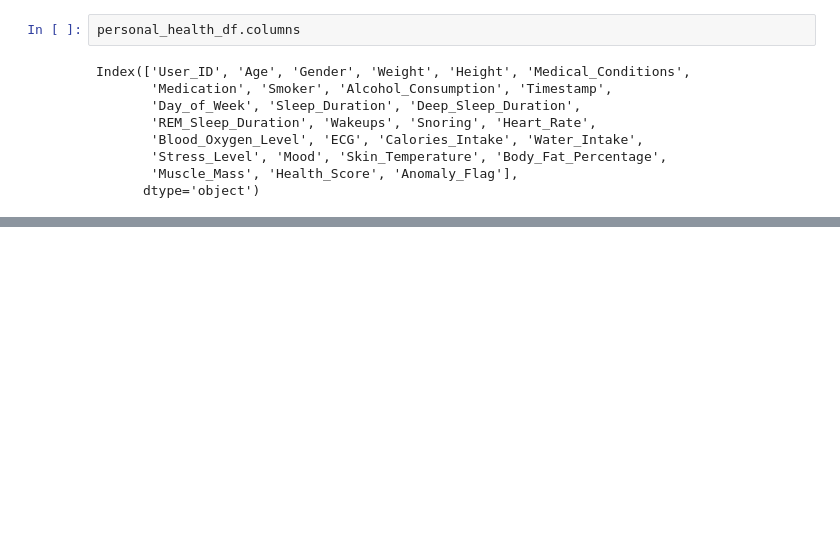
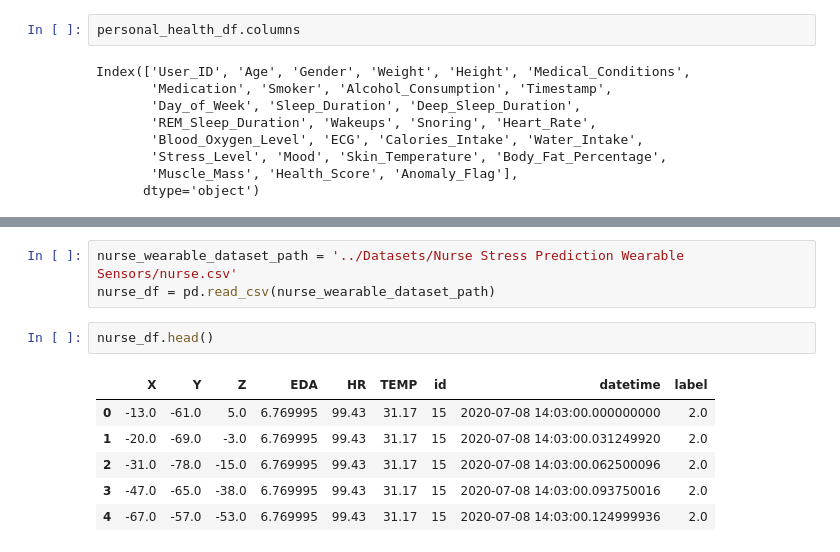
Before and after one commit to pxsa/Digital-Biomarkers, a Jupyter notebook: Codes/wearables_dataset_1.ipynb, the cells around one changed output, grey strips where cells are left out. Saved outputs shown, nothing was run; the diff lists cells and outputs as text; blank space fills up the shorter version.

```diff
--- a/Codes/wearables_dataset_1.ipynb
+++ b/Codes/wearables_dataset_1.ipynb
@@ -113,0 +133,12 @@ Index(['User_ID', 'Age', 'Gender', 'Weight', 'Height', 'Medical_Conditions',
+# %%
+nurse_wearable_dataset_path = '../Datasets/Nurse Stress Prediction Wearable Sensors/nurse.csv'
+nurse_df = pd.read_csv(nurse_wearable_dataset_path)
+# %%
+nurse_df.head()
+# %% [output]
+|  | X | Y | Z | EDA | HR | TEMP | id | datetime | label |
+| 0 | -13.0 | -61.0 | 5.0 | 6.769995 | 99.43 | 31.17 | 15 | 2020-07-08 14:03:00.000000000 | 2.0 |
+| 1 | -20.0 | -69.0 | -3.0 | 6.769995 | 99.43 | 31.17 | 15 | 2020-07-08 14:03:00.031249920 | 2.0 |
+| 2 | -31.0 | -78.0 | -15.0 | 6.769995 | 99.43 | 31.17 | 15 | 2020-07-08 14:03:00.062500096 | 2.0 |
+| 3 | -47.0 | -65.0 | -38.0 | 6.769995 | 99.43 | 31.17 | 15 | 2020-07-08 14:03:00.093750016 | 2.0 |
+| 4 | -67.0 | -57.0 | -53.0 | 6.769995 | 99.43 | 31.17 | 15 | 2020-07-08 14:03:00.124999936 | 2.0 |
```
Also changed, not shown: parts of 7 cells of this notebook, 1 other file.
